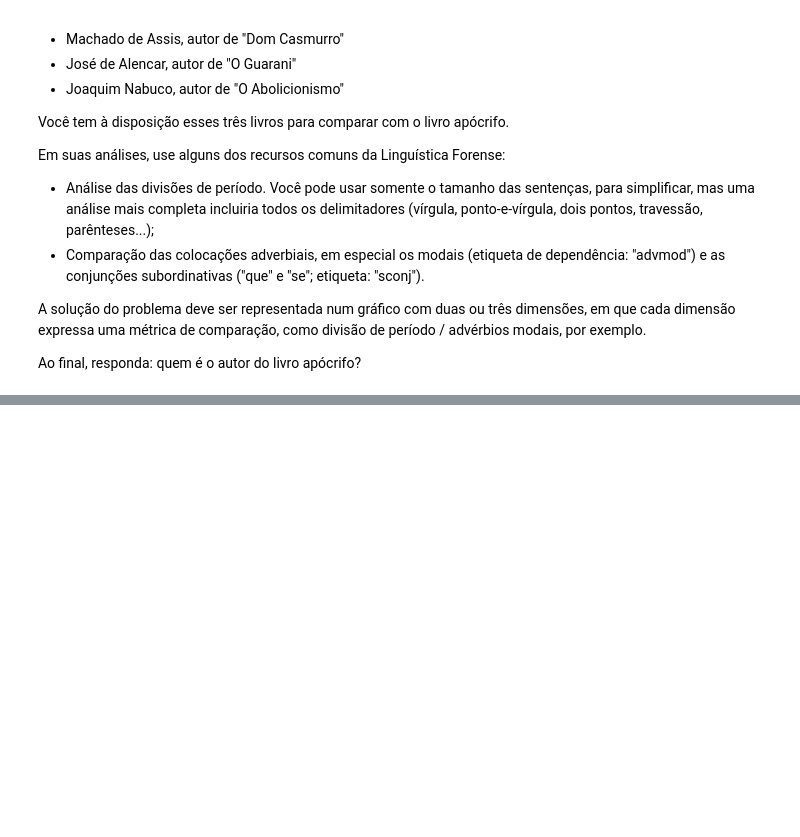
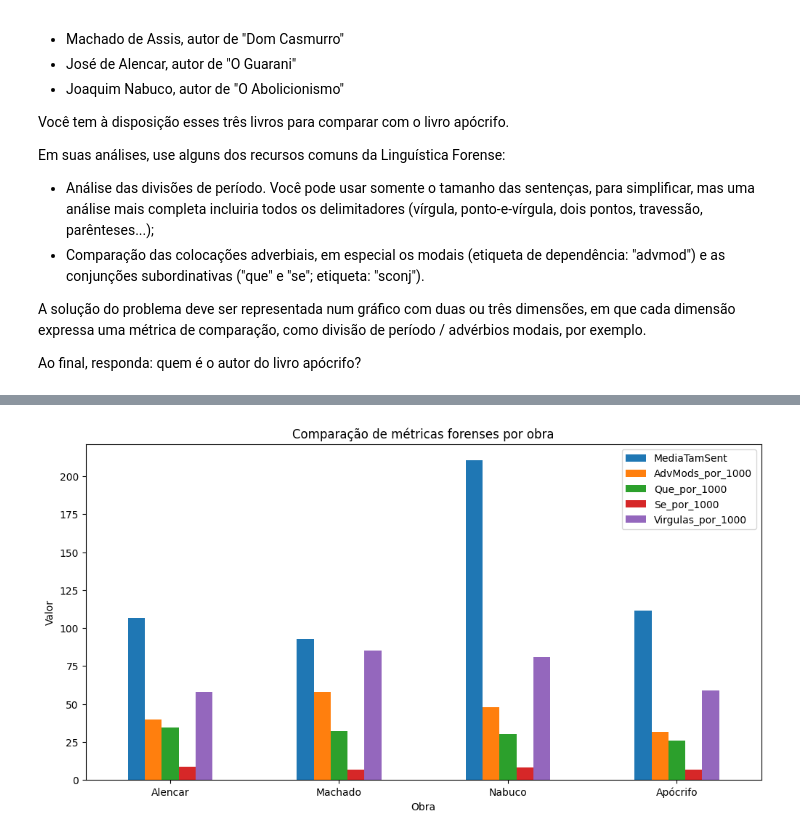
Before and after one commit to mbenedicto99/Natural-Language-Processing, a Jupyter notebook: PECE_2026_POS_tagging_e_dependências.ipynb, the cells around one changed output, grey strips where cells are left out. Drawn from its saved outputs; the diff is of its cells as text; code cells hidden in the pictures; blank space fills up the shorter version.

```diff
--- a/PECE_2026_POS_tagging_e_dependências.ipynb
+++ b/PECE_2026_POS_tagging_e_dependências.ipynb
@@ -238,0 +488,24 @@ Ao final, responda: quem é o autor do livro apócrifo?
+# %%
+# criar um resumo por obra
+
+def resumo_obra(nome, df):
+    total_tokens = df['Tokens'].sum()
+
+    return {
+        'Obra': nome,
+        'Sentencas': len(df),
+        'MediaTamSent': df['TamSentencas'].mean(),
+        'MedianaTamSent': df['TamSentencas'].median(),
+        'DesvioTamSent': df['TamSentencas'].std(),
+        'Advs_por_1000': df['Advs'].sum() / total_tokens * 1000 if total_tokens else 0,
+        'AdvMods_por_1000': df['AdvMods'].sum() / total_tokens * 1000 if total_tokens else 0,
+        'Sconj_por_1000': df['Sconj'].sum() / total_tokens * 1000 if total_tokens else 0,
+        'Que_por_1000': df['Que'].sum() / total_tokens * 1000 if total_tokens else 0,
+        'Se_por_1000': df['Se'].sum() / total_tokens * 1000 if total_tokens else 0,
+        'Virgulas_por_1000': df['Virgulas'].sum() / total_tokens * 1000 if total_tokens else 0,
+        'PontoEVirg_por_1000': df['PontoEVirg'].sum() / total_tokens * 1000 if total_tokens else 0,
+        'DoisPontos_por_1000': df['DoisPontos'].sum() / total_tokens * 1000 if total_tokens else 0
+    }
+
+resumo = pd.DataFrame([resumo_obra(nome, df) for nome, df in obras.items()])
+resumo
@@ -238,0 +518,20 @@ Ao final, responda: quem é o autor do livro apócrifo?
+# %%
+# métricas principais
+
+import matplotlib.pyplot as plt
+
+cols = [
+    'MediaTamSent',
+    'AdvMods_por_1000',
+    'Que_por_1000',
+    'Se_por_1000',
+    'Virgulas_por_1000'
+]
+
+ax = resumo.set_index('Obra')[cols].plot(kind='bar', figsize=(12,6))
+ax.set_title('Comparação de métricas forenses por obra')
+ax.set_ylabel('Valor')
+plt.xticks(rotation=0)
+plt.show()
+# %% [output]
+[figure, added]
```
Also changed, not shown: parts of 36 cells of this notebook.
